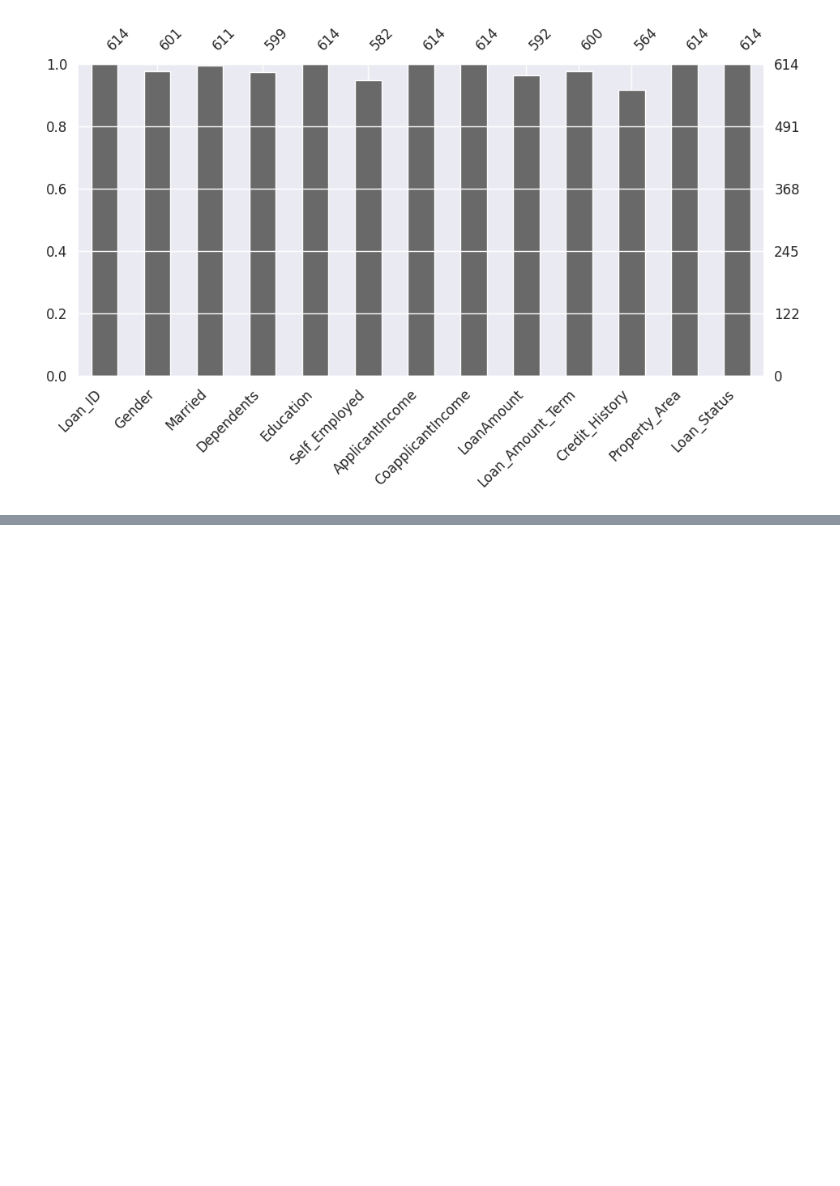
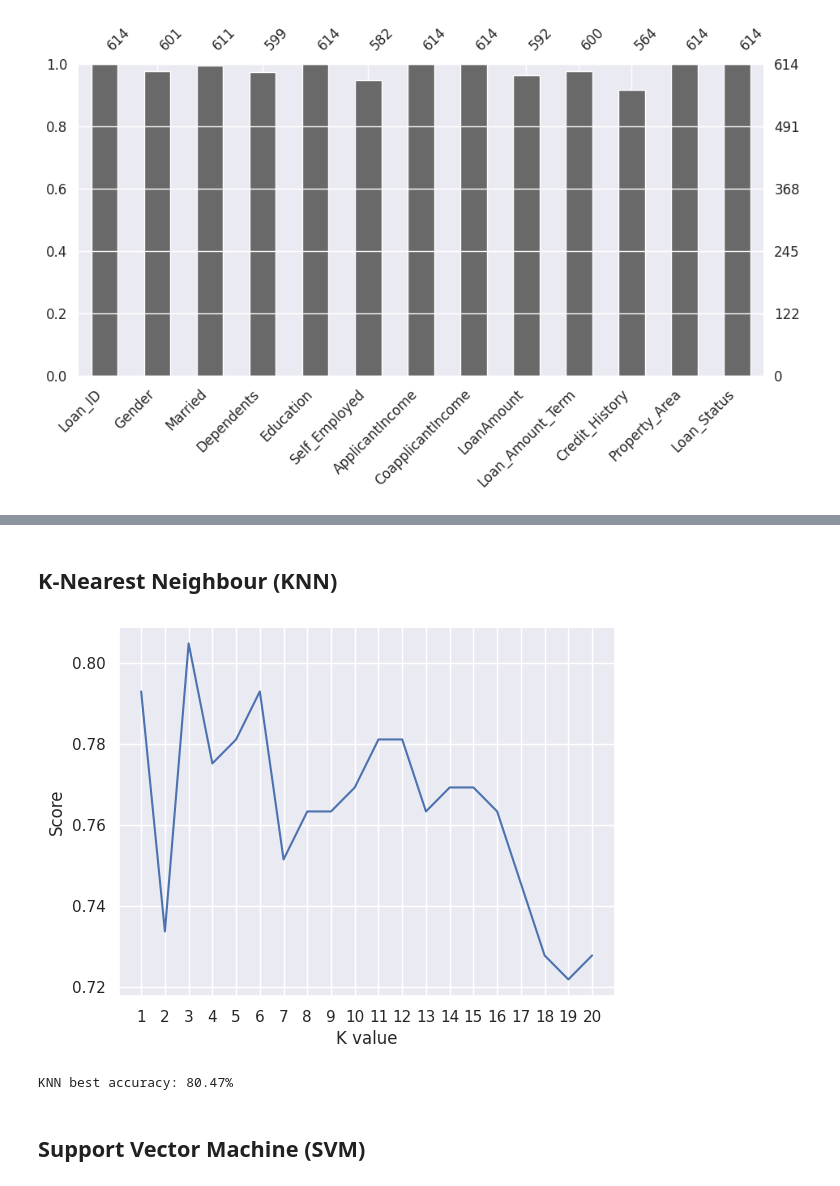
Before and after one commit to Mihauk/Loan-Prediction, a Jupyter notebook: loan_prediction.ipynb, the cells around one changed output, grey strips where cells are left out. Cells and saved outputs as stored; diff of their text form; code cells hidden in the pictures; blank space fills up the shorter version.

```diff
--- a/loan_prediction.ipynb
+++ b/loan_prediction.ipynb
@@ -692,0 +689,4 @@ sns.histplot(data=df, x="LoanAmount", kde=True, ax=axs[1, 0], color='orange');
+# %%
+X = MinMaxScaler().fit_transform(X)
+# %%
+X_train, X_test, y_train, y_test = train_test_split(X, y, test_size = 0.2, random_state = 0)
@@ -692,0 +697,12 @@ sns.histplot(data=df, x="LoanAmount", kde=True, ax=axs[1, 0], color='orange');
+# %%
+LRclassifier = LogisticRegression(solver='saga', max_iter=500, random_state=1)
+LRclassifier.fit(X_train, y_train)
+
+y_pred = LRclassifier.predict(X_test)
+
+print(classification_report(y_test, y_pred))
+print(confusion_matrix(y_test, y_pred))
+
+from sklearn.metrics import accuracy_score
+LRAcc = accuracy_score(y_pred,y_test)
+print('LR accuracy: {:.2f}%'.format(LRAcc*100))
@@ -692,0 +722,21 @@ sns.histplot(data=df, x="LoanAmount", kde=True, ax=axs[1, 0], color='orange');
+# %% [markdown]
+## K-Nearest Neighbour (KNN)
+# %%
+scoreListknn = []
+for i in range(1,21):
+    KNclassifier = KNeighborsClassifier(n_neighbors = i)
+    KNclassifier.fit(X_train, y_train)
+    scoreListknn.append(KNclassifier.score(X_test, y_test))
+
+plt.plot(range(1,21), scoreListknn)
+plt.xticks(np.arange(1,21,1))
+plt.xlabel("K value")
+plt.ylabel("Score")
+plt.show()
+KNAcc = max(scoreListknn)
+print("KNN best accuracy: {:.2f}%".format(KNAcc*100))
+# %% [output]
+[figure, added]
+KNN best accuracy: 80.47%
+# %% [markdown]
+## Support Vector Machine (SVM)
```
Also changed, not shown: parts of 28 cells of this notebook.
